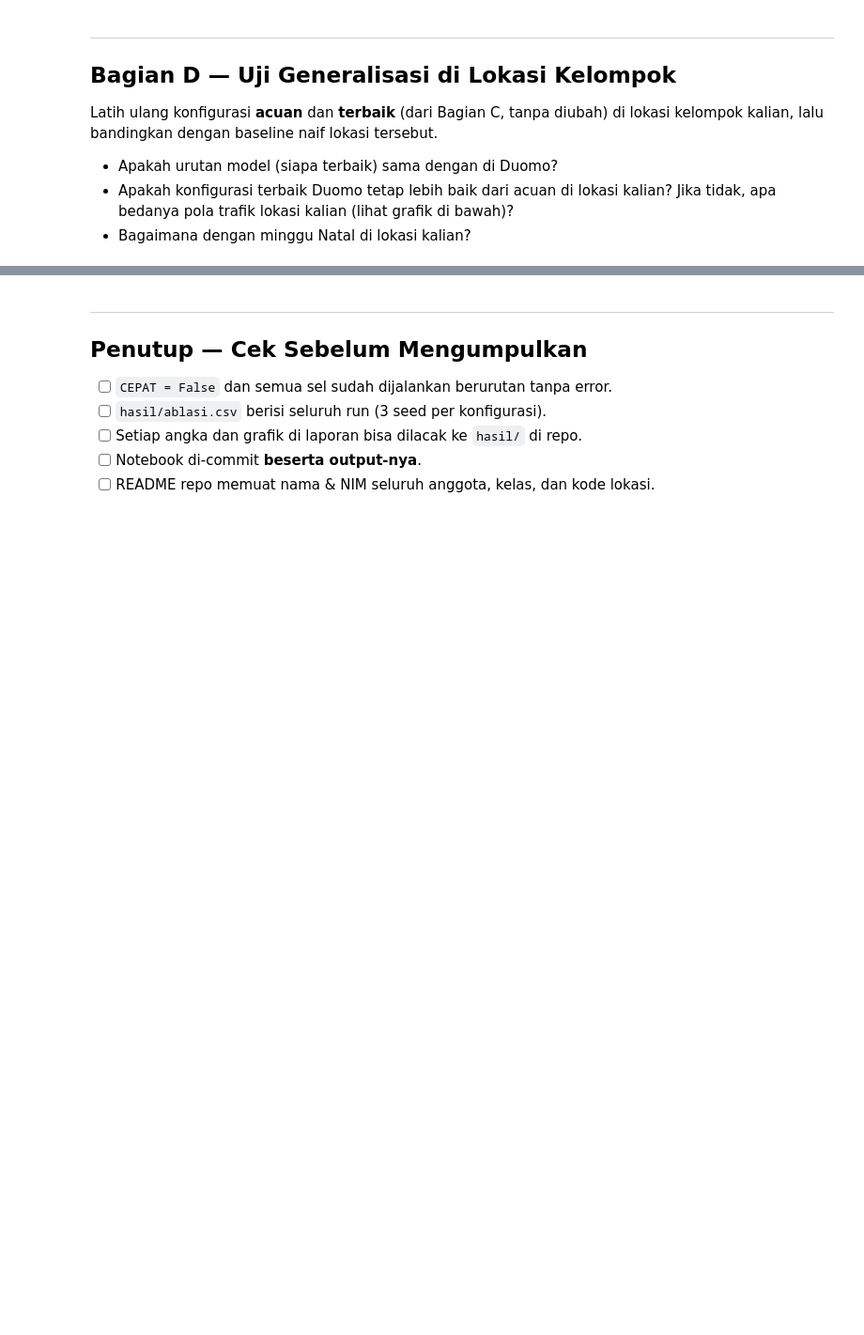
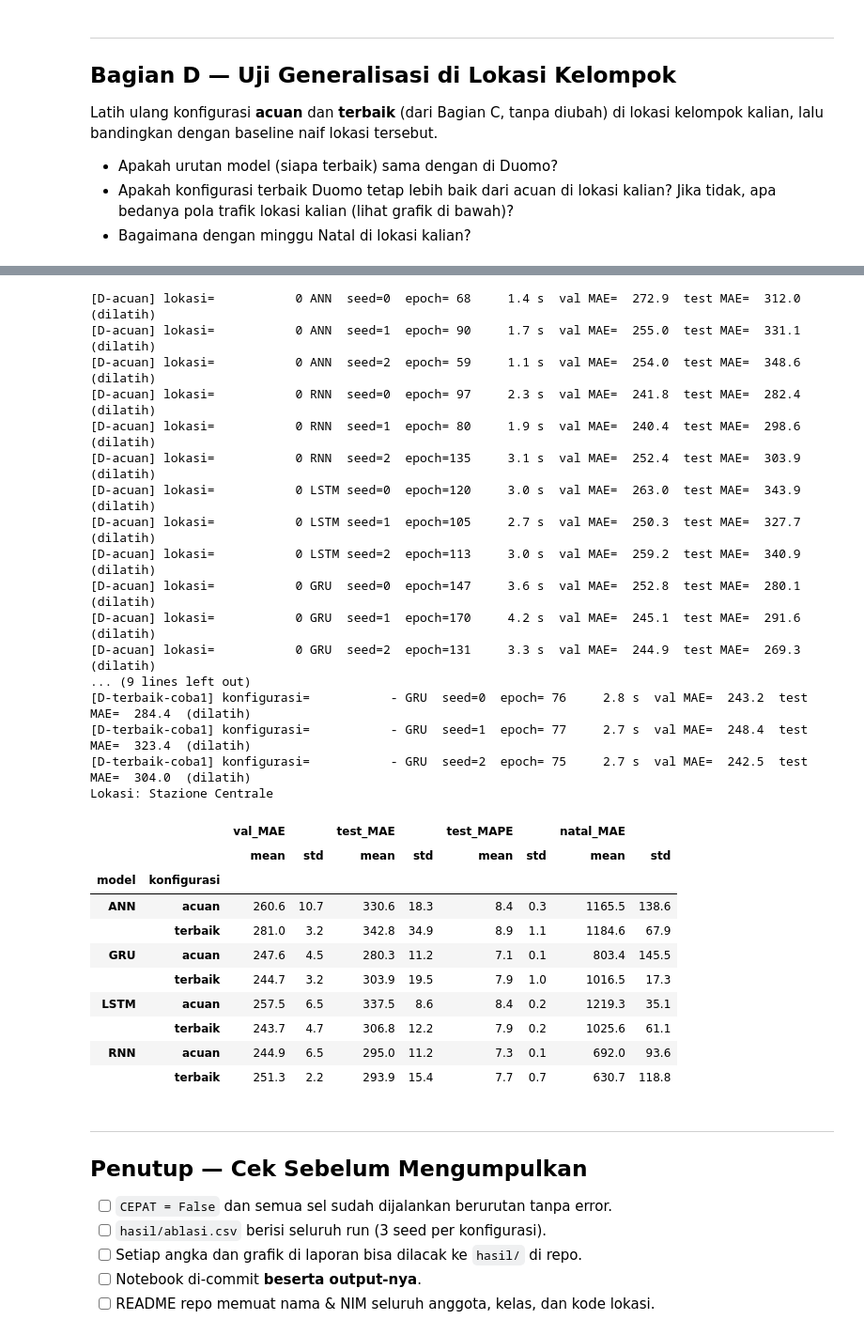
Before and after one commit to syarif124400082-afk/Tugas-DL-Kelompok-0, a Jupyter notebook: tugas_ablasi.ipynb, the cells around one changed output, grey strips where cells are left out. Shown at 94% size. Cells and saved outputs as stored; diff of their text form; code cells hidden in the pictures; blank space fills up the shorter version.

```diff
--- a/tugas_ablasi.ipynb
+++ b/tugas_ablasi.ipynb
@@ -641,12 +770,12 @@ Pilih **minimal dua** faktor berikut. Hapus tanda `#` pada sel yang dipilih. Tul
 # %%
 # CONTOH format — ganti dengan temuan kalian sendiri
 TERBAIK = {
-    "ANN":  dict(),
-    "RNN":  dict(),
-    "LSTM": dict(),
-    "GRU":  dict(),
+    "ANN":  dict(W=6, hidden=128, layers=1),
+    "RNN":  dict(W=48, hidden=64),
+    "LSTM": dict(W=6, hidden=128, lr=1e-2),
+    "GRU":  dict(W=48, hidden=128, layers=2),
 }
-c = jalankan_konfigurasi("C", TERBAIK)
+c = jalankan_konfigurasi("C-coba1", TERBAIK)
 banding = pd.concat([acuan.assign(konfigurasi="acuan"), c.assign(konfigurasi="terbaik")])
 tabel_c = banding.groupby(["model", "konfigurasi"])[["param", "val_MAE", "test_MAE", "test_MAPE", "natal_MAE"]].agg(["mean", "std"]).round(1)
 tabel_c.to_csv(HASIL_DIR / "C_terbaik_vs_acuan.csv")
@@ -687,11 +845,40 @@ naif_k.pivot_table(index="model", columns="split", values="MAE").round(1)
 # %%
 d_acuan = jalankan("D-acuan", "lokasi", [LOKASI_KELOMPOK])
-d_terbaik = jalankan_konfigurasi("D-terbaik", TERBAIK, lokasi=LOKASI_KELOMPOK)
+d_terbaik = jalankan_konfigurasi("D-terbaik-coba1", TERBAIK, lokasi=LOKASI_KELOMPOK)
 banding_d = pd.concat([d_acuan.assign(konfigurasi="acuan"), d_terbaik.assign(konfigurasi="terbaik")])
 tabel_d = banding_d.groupby(["model", "konfigurasi"])[["val_MAE", "test_MAE", "test_MAPE", "natal_MAE"]].agg(["mean", "std"]).round(1)
 tabel_d.to_csv(HASIL_DIR / "D_generalisasi.csv")
 print("Lokasi:", nama_lokasi(LOKASI_KELOMPOK))
 tabel_d
+# %% [output]
+[D-acuan] lokasi=           0 ANN  seed=0  epoch= 68     1.4 s  val MAE=  272.9  test MAE=  312.0  (dilatih)
+[D-acuan] lokasi=           0 ANN  seed=1  epoch= 90     1.7 s  val MAE=  255.0  test MAE=  331.1  (dilatih)
+[D-acuan] lokasi=           0 ANN  seed=2  epoch= 59     1.1 s  val MAE=  254.0  test MAE=  348.6  (dilatih)
+[D-acuan] lokasi=           0 RNN  seed=0  epoch= 97     2.3 s  val MAE=  241.8  test MAE=  282.4  (dilatih)
+[D-acuan] lokasi=           0 RNN  seed=1  epoch= 80     1.9 s  val MAE=  240.4  test MAE=  298.6  (dilatih)
+[D-acuan] lokasi=           0 RNN  seed=2  epoch=135     3.1 s  val MAE=  252.4  test MAE=  303.9  (dilatih)
+[D-acuan] lokasi=           0 LSTM seed=0  epoch=120     3.0 s  val MAE=  263.0  test MAE=  343.9  (dilatih)
+[D-acuan] lokasi=           0 LSTM seed=1  epoch=105     2.7 s  val MAE=  250.3  test MAE=  327.7  (dilatih)
+[D-acuan] lokasi=           0 LSTM seed=2  epoch=113     3.0 s  val MAE=  259.2  test MAE=  340.9  (dilatih)
+[D-acuan] lokasi=           0 GRU  seed=0  epoch=147     3.6 s  val MAE=  252.8  test MAE=  280.1  (dilatih)
+[D-acuan] lokasi=           0 GRU  seed=1  epoch=170     4.2 s  val MAE=  245.1  test MAE=  291.6  (dilatih)
+[D-acuan] lokasi=           0 GRU  seed=2  epoch=131     3.3 s  val MAE=  244.9  test MAE=  269.3  (dilatih)
+... (9 lines left out)
+[D-terbaik-coba1] konfigurasi=           - GRU  seed=0  epoch= 76     2.8 s  val MAE=  243.2  test MAE=  284.4  (dilatih)
+[D-terbaik-coba1] konfigurasi=           - GRU  seed=1  epoch= 77     2.7 s  val MAE=  248.4  test MAE=  323.4  (dilatih)
+[D-terbaik-coba1] konfigurasi=           - GRU  seed=2  epoch= 75     2.7 s  val MAE=  242.5  test MAE=  304.0  (dilatih)
+Lokasi: Stazione Centrale
+|  |  | val_MAE |  | test_MAE |  | test_MAPE |  | natal_MAE |  |
+|  |  | mean | std | mean | std | mean | std | mean | std |
+| model | konfigurasi |  |  |  |  |  |  |  |  |
+| ANN | acuan | 260.6 | 10.7 | 330.6 | 18.3 | 8.4 | 0.3 | 1165.5 | 138.6 |
+|  | terbaik | 281.0 | 3.2 | 342.8 | 34.9 | 8.9 | 1.1 | 1184.6 | 67.9 |
+| GRU | acuan | 247.6 | 4.5 | 280.3 | 11.2 | 7.1 | 0.1 | 803.4 | 145.5 |
+|  | terbaik | 244.7 | 3.2 | 303.9 | 19.5 | 7.9 | 1.0 | 1016.5 | 17.3 |
+| LSTM | acuan | 257.5 | 6.5 | 337.5 | 8.6 | 8.4 | 0.2 | 1219.3 | 35.1 |
+|  | terbaik | 243.7 | 4.7 | 306.8 | 12.2 | 7.9 | 0.2 | 1025.6 | 61.1 |
+| RNN | acuan | 244.9 | 6.5 | 295.0 | 11.2 | 7.3 | 0.1 | 692.0 | 93.6 |
+|  | terbaik | 251.3 | 2.2 | 293.9 | 15.4 | 7.7 | 0.7 | 630.7 | 118.8 |
 # %% [markdown]
 ---
 ## Penutup — Cek Sebelum Mengumpulkan
```
Also changed, not shown: parts of 9 cells of this notebook.
